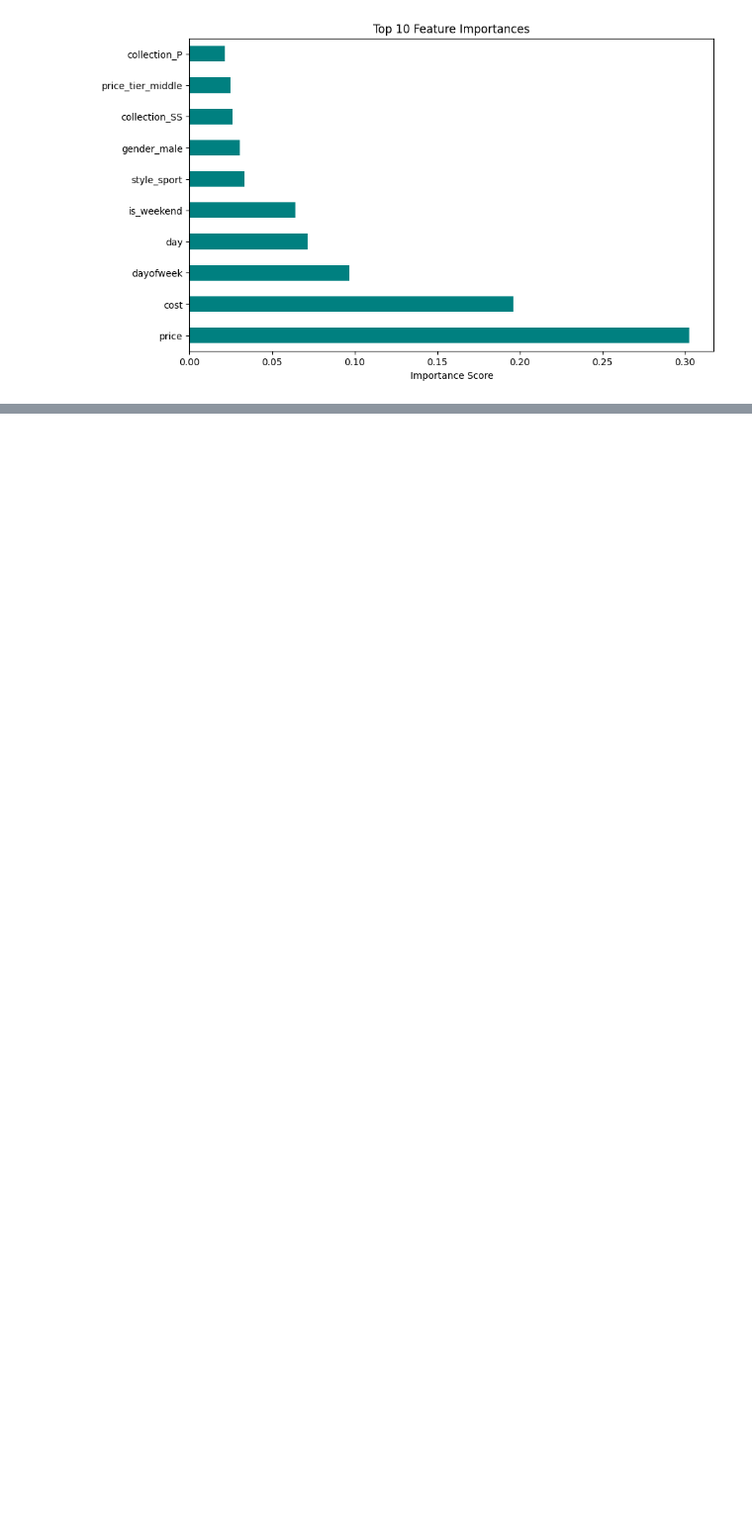
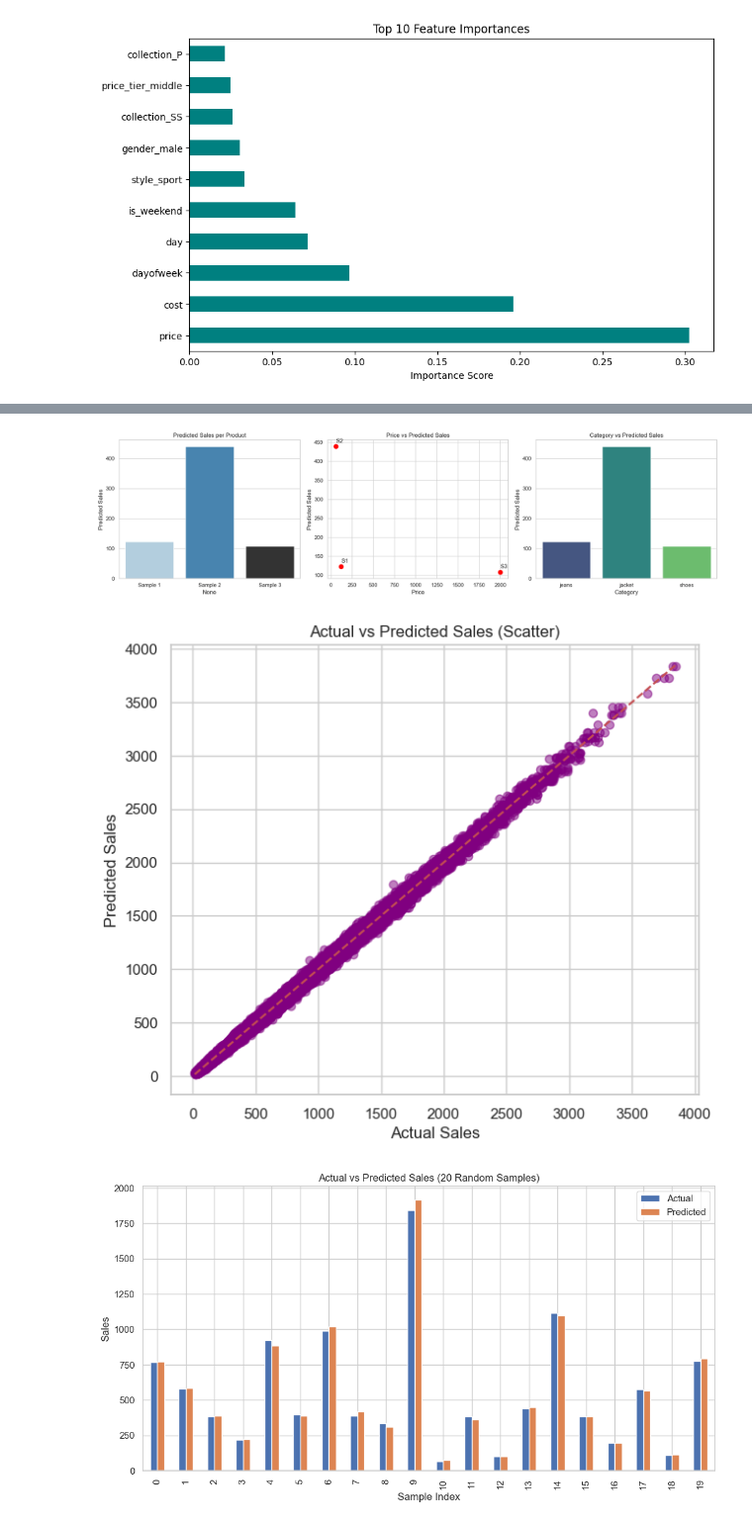
Before and after one commit to Shaan6076/dynamic-pricing, a Jupyter notebook: dynamic_pricing.ipynb, the cells around one changed output, grey strips where cells are left out. Shown at 99% size. Saved outputs shown, nothing was run; the diff lists cells and outputs as text; code cells hidden in the pictures; blank space fills up the shorter version.

```diff
--- a/dynamic_pricing.ipynb
+++ b/dynamic_pricing.ipynb
@@ -451,0 +550,6 @@ plt.show()
+# %%
+import joblib
+
+feature_pipeline = joblib.load("models/model_features.pkl")
+print(type(feature_pipeline))
+print(feature_pipeline)
@@ -451,0 +647,66 @@ plt.show()
+# %%
+import matplotlib.pyplot as plt
+import seaborn as sns
+import pandas as pd
+
+sns.set_theme(style="whitegrid")
+
+
+fig, axes = plt.subplots(1, 3, figsize=(18,5))
+
+
+sns.barplot(x=results.index, y=results["Predicted_Sales"],hue=results.index , palette="Blues_d", ax=axes[0],legend=False)
+axes[0].set_xticks(results.index)
+axes[0].set_xticklabels([f"Sample {i+1}" for i in results.index])
+axes[0].set_ylabel("Predicted Sales")
+axes[0].set_title("Predicted Sales per Product")
+
+
+sns.scatterplot(x=results["price"], y=results["Predicted_Sales"], s=120, color="red", ax=axes[1])
+for i, txt in enumerate(results.index):
+    axes[1].annotate(f"S{i+1}", (results["price"][i], results["Predicted_Sales"][i]+10))
+axes[1].set_xlabel("Price")
+axes[1].set_ylabel("Predicted Sales")
+axes[1].set_title("Price vs Predicted Sales")
+
+
+if "category_jeans" in results.columns:
+    category_labels = []
+    for i in results.index:
+        if results.loc[i, "category_jeans"] == 1: category_labels.append("jeans")
+        elif results.loc[i, "category_jacket"] == 1: category_labels.append("jacket")
+        elif results.loc[i, "category_shoes"] == 1: category_labels.append("shoes")
+        elif results.loc[i, "category_t-shirt"] == 1: category_labels.append("t-shirt")
+        elif results.loc[i, "category_top"] == 1: category_labels.append("top")
+        elif results.loc[i, "category_trainers"] == 1: category_labels.append("trainers")
+        else: category_labels.append("other")
+    results["category_label"] = category_labels
+
+    sns.barplot(x="category_label", y="Predicted_Sales",hue="category_label", data=results, palette="viridis", ax=axes[2],legend=False)
+    axes[2].set_xlabel("Category")
+    axes[2].set_ylabel("Predicted Sales")
+    axes[2].set_title("Category vs Predicted Sales")
+
+plt.tight_layout()
+plt.show()
+
+plt.figure(figsize=(7,6))
+plt.scatter(y_test, y_pred, alpha=0.5, color="purple")
+plt.plot([y_test.min(), y_test.max()], [y_test.min(), y_test.max()], 'r--')
+plt.xlabel("Actual Sales")
+plt.ylabel("Predicted Sales")
+plt.title("Actual vs Predicted Sales (Scatter)")
+plt.show()
+
+# Bar chart: 20 random samples
+compare_df = pd.DataFrame({"Actual": y_test.values, "Predicted": y_pred}).sample(20, random_state=42)
+compare_df.reset_index(drop=True).plot(kind="bar", figsize=(12,6))
+plt.title("Actual vs Predicted Sales (20 Random Samples)")
+plt.xlabel("Sample Index")
+plt.ylabel("Sales")
+plt.legend()
+plt.show()
+# %% [output]
+[figure, added]
+[figure, added]
+[figure, added]
```
Also changed, not shown: parts of 7 cells of this notebook, 2 other files.
